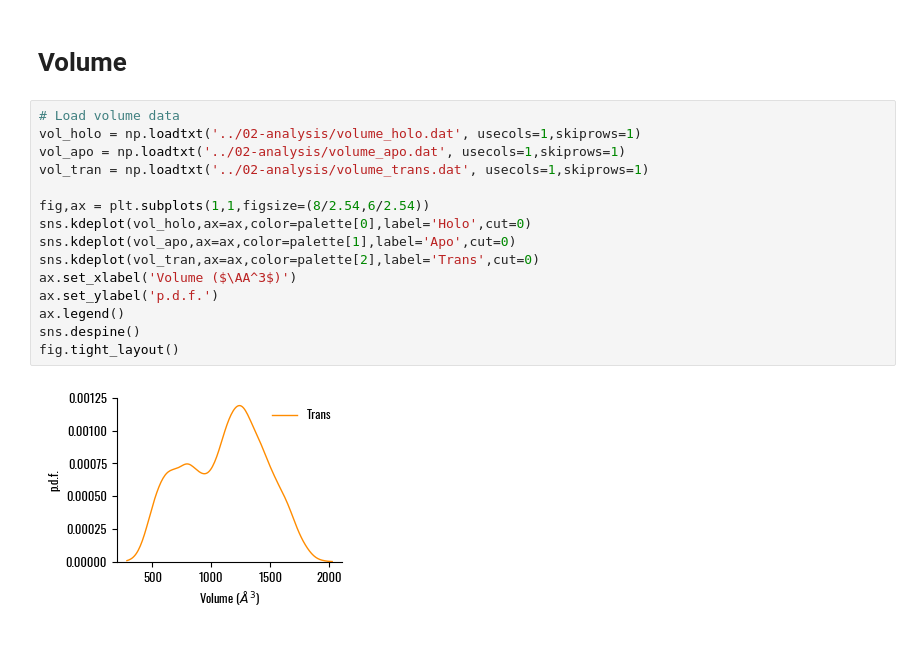
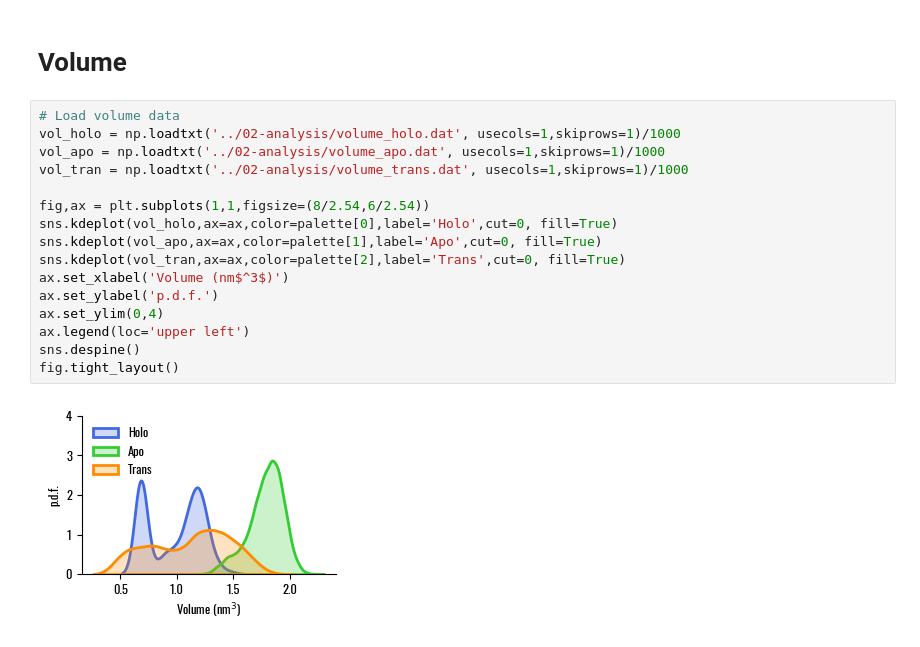
Before and after one commit to lorenzopallante/TAS2R46, a Jupyter notebook: Conformational_analysis.ipynb, the cells around one changed output. Saved outputs shown, nothing was run; the diff lists cells and outputs as text.

```diff
--- a/Conformational_analysis.ipynb
+++ b/Conformational_analysis.ipynb
@@ -122,18 +122,19 @@ fig.savefig('../05-Images/RMSF.png',dpi=600,facecolor='white')
 # Volume
 # %%
 # Load volume data
-vol_holo = np.loadtxt('../02-analysis/volume_holo.dat', usecols=1,skiprows=1)
-vol_apo = np.loadtxt('../02-analysis/volume_apo.dat', usecols=1,skiprows=1)
-vol_tran = np.loadtxt('../02-analysis/volume_trans.dat', usecols=1,skiprows=1)
+vol_holo = np.loadtxt('../02-analysis/volume_holo.dat', usecols=1,skiprows=1)/1000
+vol_apo = np.loadtxt('../02-analysis/volume_apo.dat', usecols=1,skiprows=1)/1000
+vol_tran = np.loadtxt('../02-analysis/volume_trans.dat', usecols=1,skiprows=1)/1000
 
 fig,ax = plt.subplots(1,1,figsize=(8/2.54,6/2.54))
-sns.kdeplot(vol_holo,ax=ax,color=palette[0],label='Holo',cut=0)
-sns.kdeplot(vol_apo,ax=ax,color=palette[1],label='Apo',cut=0)
-sns.kdeplot(vol_tran,ax=ax,color=palette[2],label='Trans',cut=0)
-ax.set_xlabel('Volume ($\AA^3$)')
+sns.kdeplot(vol_holo,ax=ax,color=palette[0],label='Holo',cut=0, fill=True)
+sns.kdeplot(vol_apo,ax=ax,color=palette[1],label='Apo',cut=0, fill=True)
+sns.kdeplot(vol_tran,ax=ax,color=palette[2],label='Trans',cut=0, fill=True)
+ax.set_xlabel('Volume (nm$^3$)')
 ax.set_ylabel('p.d.f.')
-ax.legend()
+ax.set_ylim(0,4)
+ax.legend(loc='upper left')
 sns.despine()
 fig.tight_layout()
 # %% [output]
-[figure, old version]
+[figure, new version]
```
